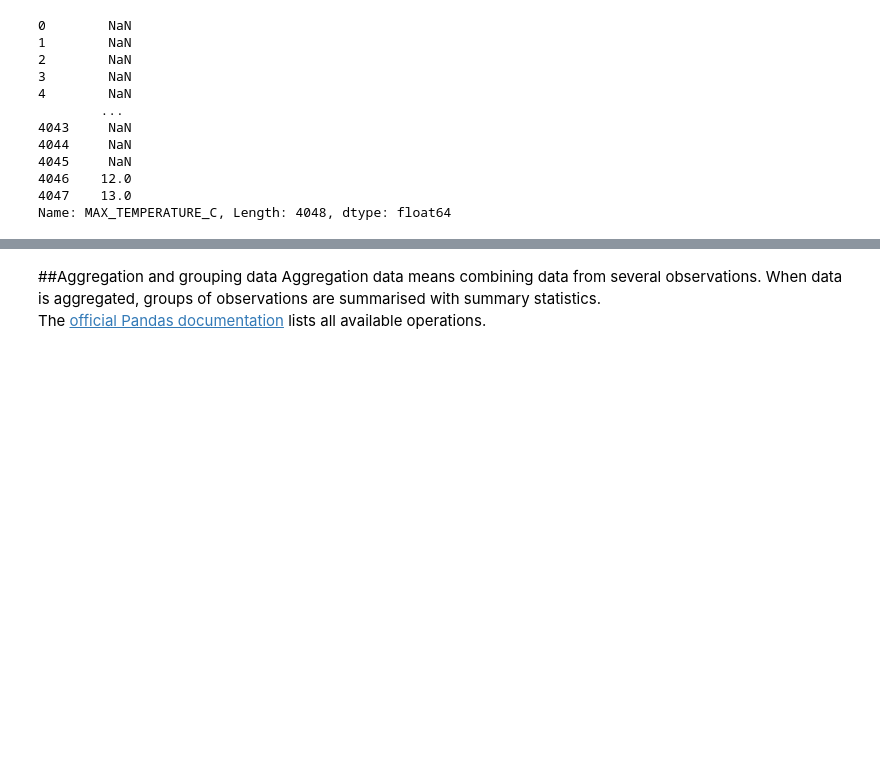
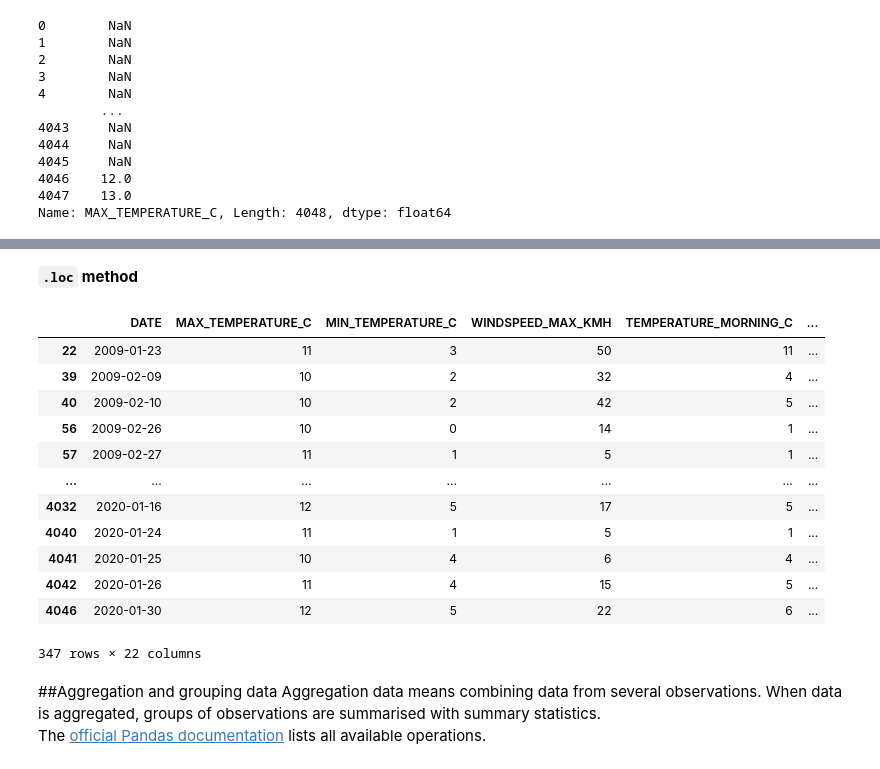
Before and after one commit to remijul/tutorial, a Jupyter notebook: Getting_started_with_Pandas.ipynb, the cells around one changed output, grey strips where cells are left out. Saved outputs shown, nothing was run; the diff lists cells and outputs as text; code cells hidden in the pictures; blank space fills up the shorter version.

```diff
--- a/Getting_started_with_Pandas.ipynb
+++ b/Getting_started_with_Pandas.ipynb
@@ -356,3 +392,21 @@ Name: MAX_TEMPERATURE_C, Length: 4048, dtype: float64
+# %% [markdown]
+**`.loc` method**
+# %%
+df.loc[(df.OPINION == "météo très défavorable") & (df.MAX_TEMPERATURE_C >= 10)].head()
+# %% [output]
+|  | DATE | MAX_TEMPERATURE_C | MIN_TEMPERATURE_C | WINDSPEED_MAX_KMH | TEMPERATURE_MORNING_C | ... |
+| 22 | 2009-01-23 | 11 | 3 | 50 | 11 | ... |
+| 39 | 2009-02-09 | 10 | 2 | 32 | 4 | ... |
+| 40 | 2009-02-10 | 10 | 2 | 42 | 5 | ... |
+| 56 | 2009-02-26 | 10 | 0 | 14 | 1 | ... |
+| 57 | 2009-02-27 | 11 | 1 | 5 | 1 | ... |
+| ... | ... | ... | ... | ... | ... | ... |
+| 4032 | 2020-01-16 | 12 | 5 | 17 | 5 | ... |
+| 4040 | 2020-01-24 | 11 | 1 | 5 | 1 | ... |
+| 4041 | 2020-01-25 | 10 | 4 | 6 | 4 | ... |
+| 4042 | 2020-01-26 | 11 | 4 | 15 | 5 | ... |
+| 4046 | 2020-01-30 | 12 | 5 | 22 | 6 | ... |
+347 rows × 22 columns
 # %% [markdown]
 ##Aggregation and grouping data
 Aggregation data means combining data from several observations. When data is aggregated, groups of observations are summarised with summary statistics.
```
Also changed, not shown: parts of 7 cells of this notebook.
